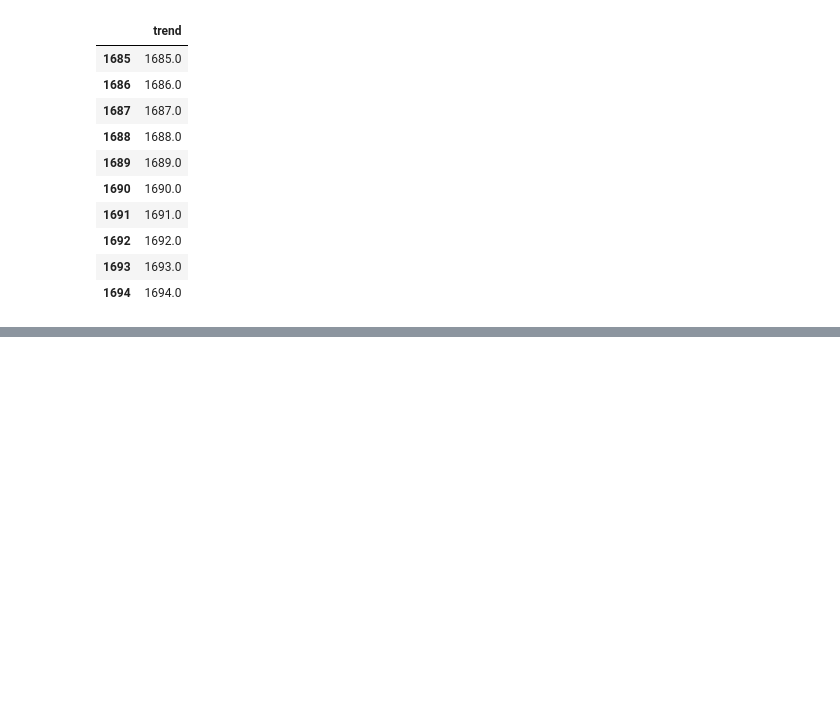
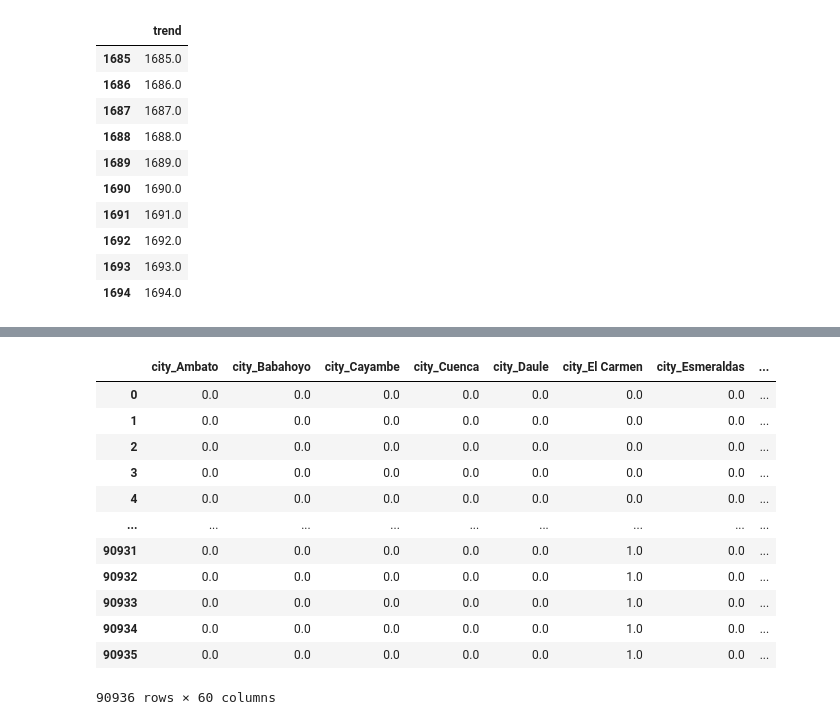
Before and after one commit to yannmb2/machine_learning_102, a Jupyter notebook: 7_time_series_end_of_day_2023_12_19.ipynb, the cells around one changed output, grey strips where cells are left out. Saved outputs shown, nothing was run; the diff lists cells and outputs as text; code cells hidden in the pictures; blank space fills up the shorter version.

```diff
--- a/7_time_series_end_of_day_2023_12_19.ipynb
+++ b/7_time_series_end_of_day_2023_12_19.ipynb
@@ -162,0 +173,4 @@ dp.out_of_sample(10)
+# %%
+stores_df = stores_df.set_index('store_nbr')
+# %%
+extended_train = daily_sales.merge(stores_df,on="store_nbr")
@@ -162,0 +188,21 @@ dp.out_of_sample(10)
+# %%
+ohe = OneHotEncoder(sparse_output=False) #
+transformed = ohe.fit_transform(extended_train[['city',"state","type","cluster"]])
+# %%
+transformed_df = pd.DataFrame(transformed,columns=ohe.get_feature_names_out())
+# %%
+transformed_df
+# %% [output]
+|  | city_Ambato | city_Babahoyo | city_Cayambe | city_Cuenca | city_Daule | city_El Carmen | city_Esmeraldas | ... |
+| 0 | 0.0 | 0.0 | 0.0 | 0.0 | 0.0 | 0.0 | 0.0 | ... |
+| 1 | 0.0 | 0.0 | 0.0 | 0.0 | 0.0 | 0.0 | 0.0 | ... |
+| 2 | 0.0 | 0.0 | 0.0 | 0.0 | 0.0 | 0.0 | 0.0 | ... |
+| 3 | 0.0 | 0.0 | 0.0 | 0.0 | 0.0 | 0.0 | 0.0 | ... |
+| 4 | 0.0 | 0.0 | 0.0 | 0.0 | 0.0 | 0.0 | 0.0 | ... |
+| ... | ... | ... | ... | ... | ... | ... | ... | ... |
+| 90931 | 0.0 | 0.0 | 0.0 | 0.0 | 0.0 | 1.0 | 0.0 | ... |
+| 90932 | 0.0 | 0.0 | 0.0 | 0.0 | 0.0 | 1.0 | 0.0 | ... |
+| 90933 | 0.0 | 0.0 | 0.0 | 0.0 | 0.0 | 1.0 | 0.0 | ... |
+| 90934 | 0.0 | 0.0 | 0.0 | 0.0 | 0.0 | 1.0 | 0.0 | ... |
+| 90935 | 0.0 | 0.0 | 0.0 | 0.0 | 0.0 | 1.0 | 0.0 | ... |
+90936 rows × 60 columns
```
Also changed, not shown: parts of 15 cells of this notebook, 2 other files.
